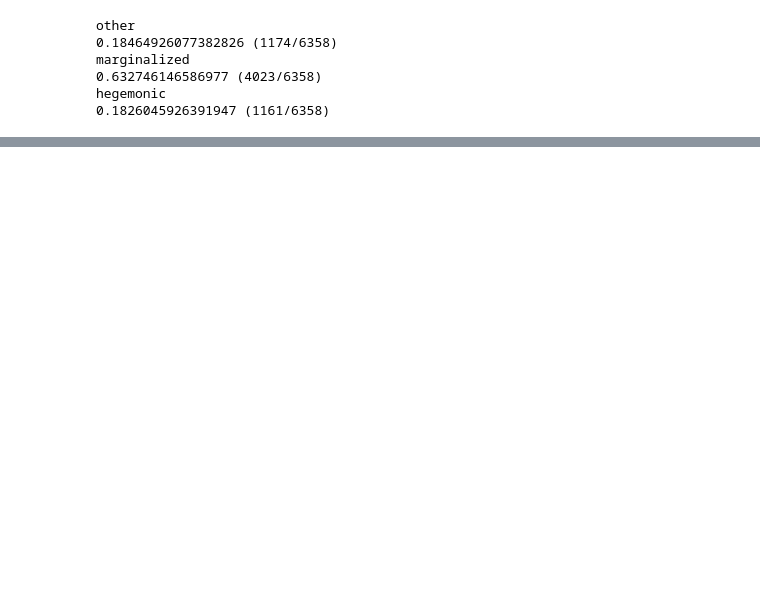
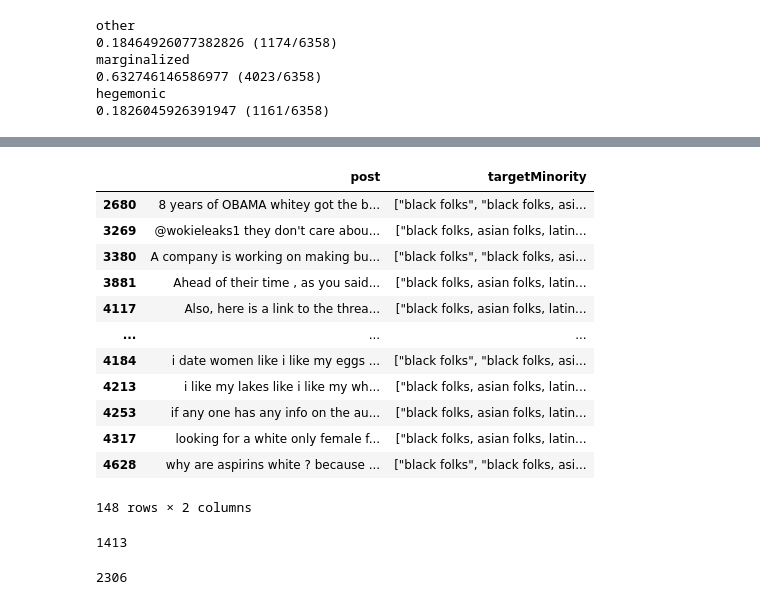
Before and after one commit to michaelmilleryoder/hate_speech_identities, a Jupyter notebook: jupyter/datasets.ipynb, the cells around one changed output, grey strips where cells are left out. Saved outputs shown, nothing was run; the diff lists cells and outputs as text; code cells hidden in the pictures; blank space fills up the shorter version.

Commit message:
SBIC processing

```diff
--- a/jupyter/datasets.ipynb
+++ b/jupyter/datasets.ipynb
@@ -269,0 +274,14 @@ hegemonic
+# %%
+import os
+import pandas as pd
+
+dirpath = '/storage2/mamille3/data/hate_speech/social_bias_inference_corpus/'
+
+folds = []
+# Combine training, dev and test sets
+for fold in ['trn', 'dev', 'tst']:
+    fpath = os.path.join(dirpath, f'SBIC.v2.agg.{fold}.csv')
+    folds.append(pd.read_csv(fpath, index_col=0))
+
+data = pd.concat(folds)
+data
@@ -269,0 +403,26 @@ hegemonic
+# %%
+# Examine posts with particular targets
+pd.set_option('display.max_colwidth', None)
+data.loc[data['targetMinority'].str.contains('black folks, asian folks, latino/latina folks, native american/first nation folks'), ['post', 'targetMinority']]
+# %% [output]
+|  | post | targetMinority |
+| 2680 | 8 years of OBAMA whitey got the b... | ["black folks", "black folks, asi... |
+| 3269 | @wokieleaks1 they don't care abou... | ["black folks, asian folks, latin... |
+| 3380 | A company is working on making bu... | ["black folks", "black folks, asi... |
+| 3881 | Ahead of their time , as you said... | ["black folks, asian folks, latin... |
+| 4117 | Also, here is a link to the threa... | ["black folks, asian folks, latin... |
+| ... | ... | ... |
+| 4184 | i date women like i like my eggs ... | ["black folks", "black folks, asi... |
+| 4213 | i like my lakes like i like my wh... | ["black folks, asian folks, latin... |
+| 4253 | if any one has any info on the au... | ["black folks, asian folks, latin... |
+| 4317 | looking for a white only female f... | ["black folks, asian folks, latin... |
+| 4628 | why are aspirins white ? because ... | ["black folks", "black folks, asi... |
+148 rows × 2 columns
+# %%
+len(targets)
+# %% [output]
+1413
+# %%
+len(data.targetMinority.unique())
+# %% [output]
+2306
```
Also changed, not shown: parts of 9 cells of this notebook.
